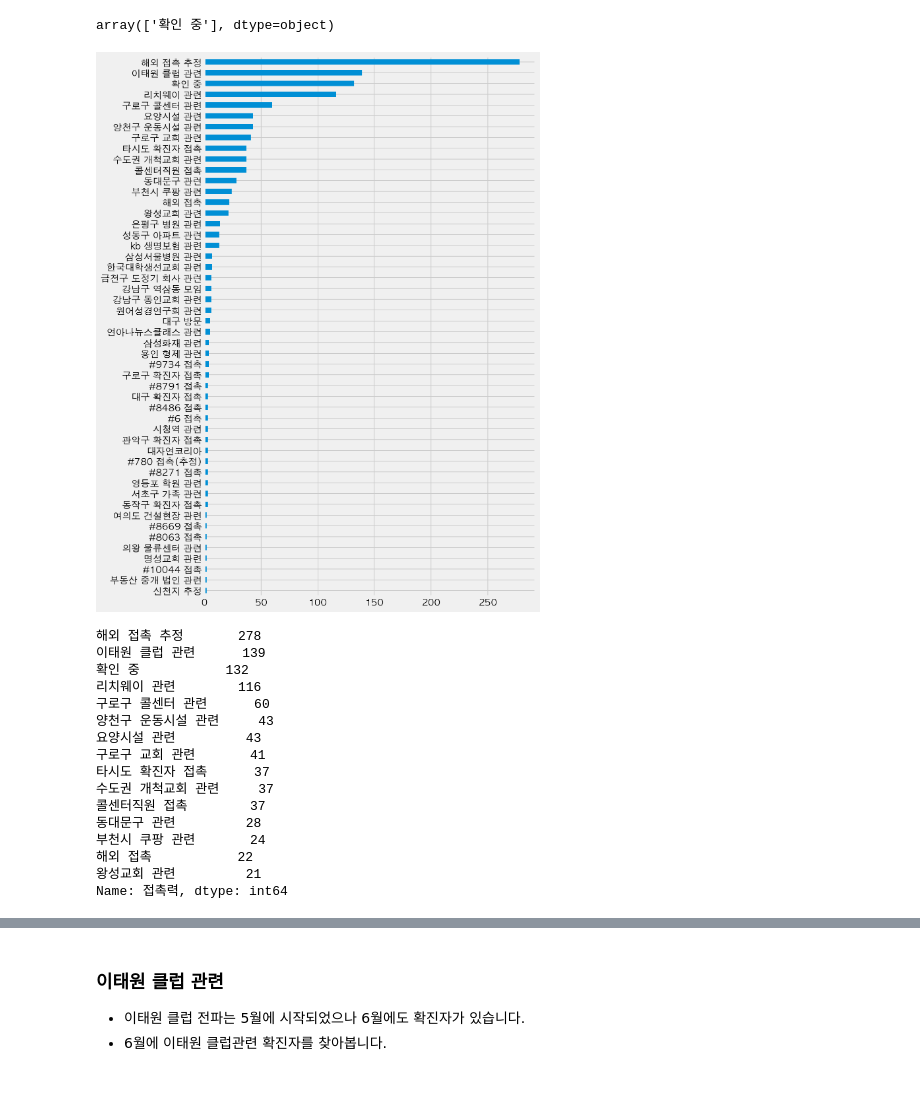
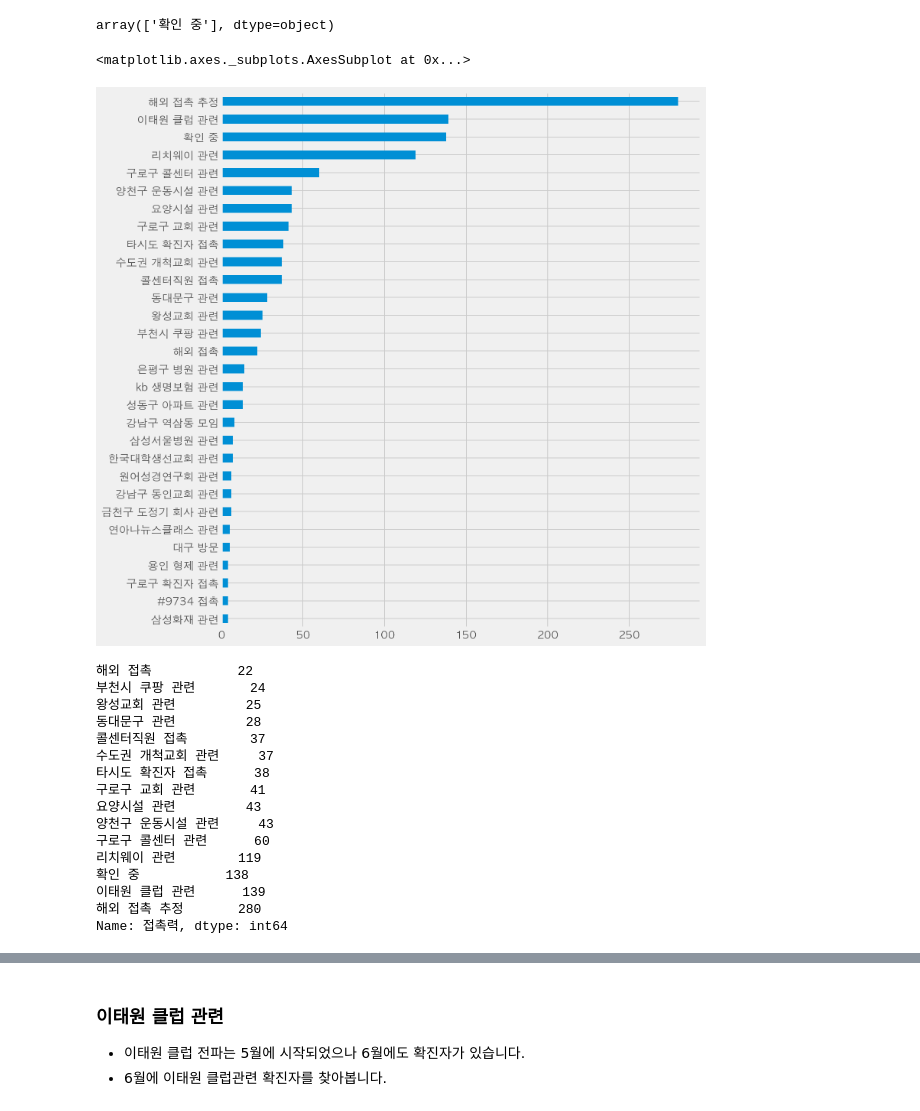
Before and after one commit to corazzon/cracking-the-pandas-cheat-sheet, a Jupyter notebook: seoul-covid-19-02-eda-output.ipynb, the cells around one changed output, grey strips where cells are left out. Drawn from its saved outputs; the diff is of its cells as text; code cells hidden in the pictures.

```diff
--- a/seoul-covid-19-02-eda-output.ipynb
+++ b/seoul-covid-19-02-eda-output.ipynb
@@ -20,5 +24,6 @@ df.shape
 # %%
 # "연번"을 기준으로 역순으로 정렬합니다.
-df = df.sort_values(["연번"], ascending=False)
+
+df = df.sort_values(by="연번", ascending=False)
 # %%
 # head 로 미리보기를 합니다.
@@ -84,6 +103,7 @@ Name: 확진일, dtype: object
 # 데이터 타입을 변경해서 날짜형태로 변환합니다.
 # 판다스의 to_datetime 을 사용해서 날짜 타입으로 변경할 수 있습니다.
 # 연도가 없기 때문에 2020년을 날짜에 추가하고 "-" 문자로 날짜를 연결해 줍니다.
-df["확진일자"] = pd.to_datetime("2020"+ "-" + df["확진일"].str.replace(".", "-"))
-df["확진일자"].head()
+
+df["확진일자"] = pd.to_datetime("2020-"+ df["확진일"].str.replace(".", "-"))
+df[["확진일", "확진일자"]].head()
 # %% [output]
@@ -507,8 +585,7 @@ gu_count.sort_values().plot.barh(figsize=(10, 12), grid=True)
 # %%
 # 서울에서 확진판정을 받은 데이터이기 때문에 거주지가 서울이 아닐 수도 있습니다.
 # 거주지 별로 서울시에 해당되는 데이터만 따로 가져옵니다.
-gu = ['강남구', '강동구', '강북구', '강서구', '관악구', '광진구', '구로구', '금천구', '노원구',
-       '도봉구', '동대문구', '동작구', '마포구', '서대문구', '서초구', '성동구', '성북구', '송파구',
-       '양천구', '영등포구', '용산구', '은평구', '종로구', '중구', '중랑구']
-gu[:5]
+
+gu = gu_count[:25].index
+gu
 # %% [output]
@@ -553,6 +642,8 @@ df_gu.head()
 # .loc[행, 열]
 # .loc[조건, 열]
 df.loc[df["거주지"].isin(gu), "지역"] = df["거주지"]
-df.loc[~df["거주지"].isin(gu), "지역"] = "타지역"
-df.head()
+# df.loc[~df["거주지"].isin(gu)]
+# df.loc[df["지역"].isnull(), "지역"] = "타지역"
+df["지역"] = df["지역"].fillna("타지역")
+df["지역"].unique()
 # %% [output]
@@ -662,31 +754,33 @@ df.loc[df["접촉력"].str.contains("확인"), "접촉력"].unique()
 array(['확인 중'], dtype=object)
 # %%
 # 접촉력 빈도수를 시각화 합니다.
+
 contact_count = df["접촉력"].value_counts()
-contact_count_top = contact_count.sort_values().tail(50)
-g = contact_count_top.plot.barh(figsize=(8, 14))
+contact_count_top = contact_count.sort_values().tail(30)
+contact_count_top.plot.barh(figsize=(10, 12))
 # %% [output]
+<matplotlib.axes._subplots.AxesSubplot at 0x...>
-[figure, old version]
+[figure, new version]
 # %%
 # 상위 15개만 구합니다.
-top_contact = df["접촉력"].value_counts().head(15)
+top_contact = contact_count_top.tail(15)
 top_contact
 # %% [output]
-해외 접촉 추정       278
+해외 접촉           22
+부천시 쿠팡 관련       24
+왕성교회 관련         25
+동대문구 관련         28
+콜센터직원 접촉        37
+수도권 개척교회 관련     37
+타시도 확진자 접촉      38
+구로구 교회 관련       41
+요양시설 관련         43
+양천구 운동시설 관련     43
+구로구 콜센터 관련      60
+리치웨이 관련        119
+확인 중           138
 이태원 클럽 관련      139
-확인 중           132
-리치웨이 관련        116
-구로구 콜센터 관련      60
-양천구 운동시설 관련     43
-요양시설 관련         43
-구로구 교회 관련       41
-타시도 확진자 접촉      37
-수도권 개척교회 관련     37
-콜센터직원 접촉        37
-동대문구 관련         28
-부천시 쿠팡 관련       24
-해외 접촉           22
-왕성교회 관련         21
+해외 접촉 추정       280
 Name: 접촉력, dtype: int64
 # %%
 # 접촉력 빈도수가 높은 목록에 대한 index 값을 구해옵니다.
```
Also changed, not shown: parts of 152 cells of this notebook, 1 other file.
